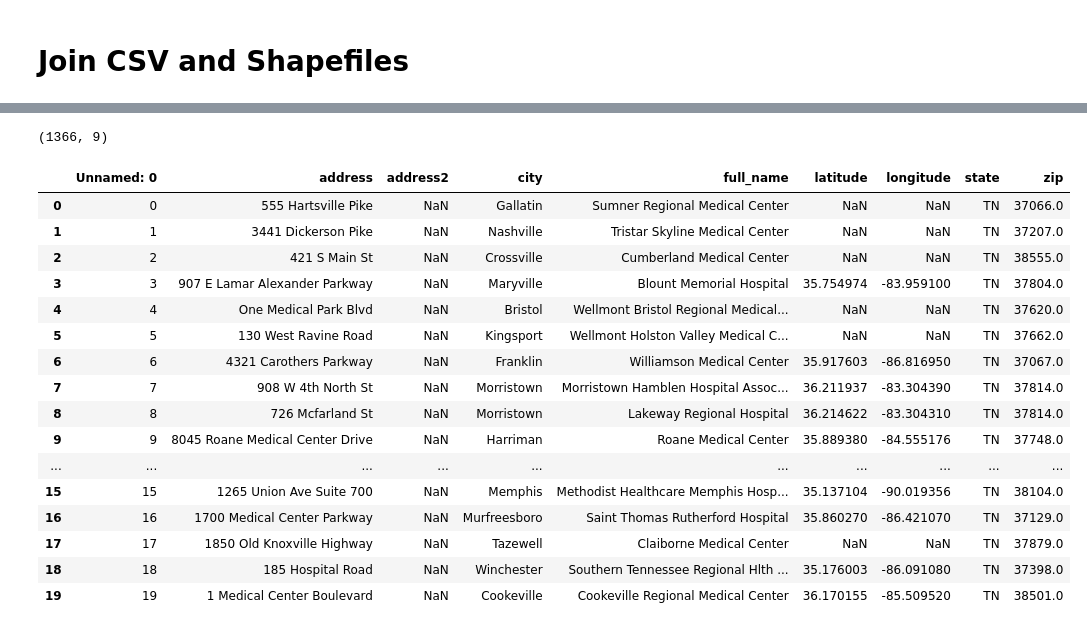
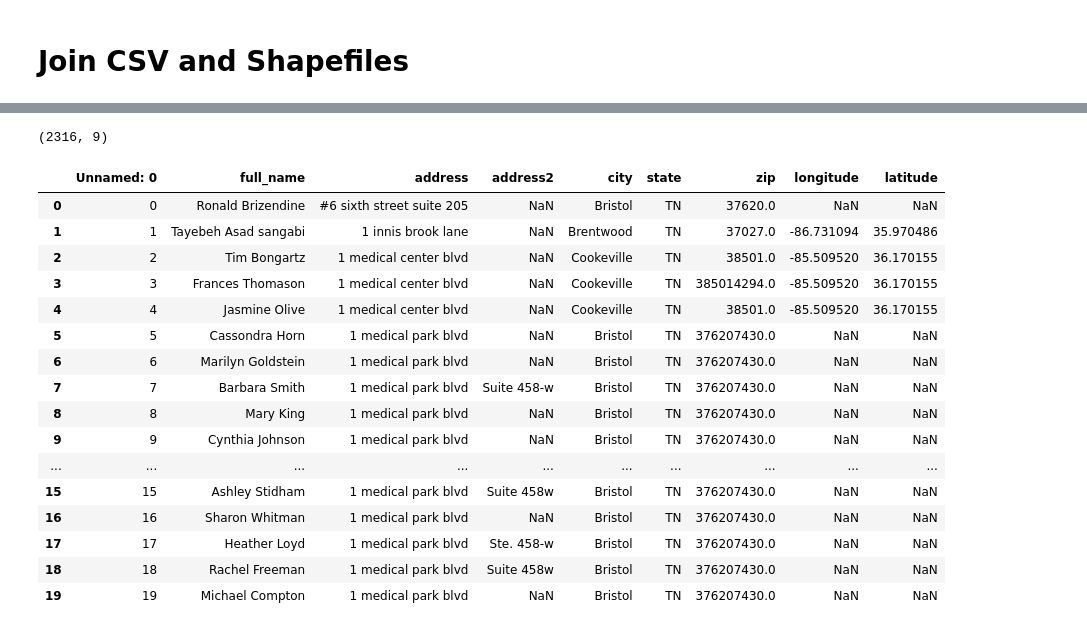
Before and after one commit to landrybutler/da2capstone, a Jupyter notebook: notebooks/02-Spatial Join Locations and City Shapefile.ipynb, the cells around one changed output, grey strips where cells are left out. Drawn from its saved outputs; the diff is of its cells as text; code cells hidden in the pictures.

```diff
--- a/notebooks/02-Spatial Join Locations and City Shapefile.ipynb
+++ b/notebooks/02-Spatial Join Locations and City Shapefile.ipynb
@@ -24,24 +42,24 @@ epsg:2274
 # %%
 # import all_providers location info
-all_providers = pd.read_csv('../data/clean/all_providers_geocoded_addresses.csv')
+all_providers = pd.read_csv('../data/location/all_providers_geocoded.csv')
 print(all_providers.shape)
 all_providers.head(20)
 # %% [output]
-(1366, 9)
+(2316, 9)
-|  | Unnamed: 0 | address | address2 | city | full_name | latitude | longitude | state | zip |
-| 0 | 0 | 555 Hartsville Pike | NaN | Gallatin | Sumner Regional Medical Center | NaN | NaN | TN | 37066.0 |
-| 1 | 1 | 3441 Dickerson Pike | NaN | Nashville | Tristar Skyline Medical Center | NaN | NaN | TN | 37207.0 |
-| 2 | 2 | 421 S Main St | NaN | Crossville | Cumberland Medical Center | NaN | NaN | TN | 38555.0 |
-| 3 | 3 | 907 E Lamar Alexander Parkway | NaN | Maryville | Blount Memorial Hospital | 35.754974 | -83.959100 | TN | 37804.0 |
-| 4 | 4 | One Medical Park Blvd | NaN | Bristol | Wellmont Bristol Regional Medical... | NaN | NaN | TN | 37620.0 |
-| 5 | 5 | 130 West Ravine Road | NaN | Kingsport | Wellmont Holston Valley Medical C... | NaN | NaN | TN | 37662.0 |
-| 6 | 6 | 4321 Carothers Parkway | NaN | Franklin | Williamson Medical Center | 35.917603 | -86.816950 | TN | 37067.0 |
-| 7 | 7 | 908 W 4th North St | NaN | Morristown | Morristown Hamblen Hospital Assoc... | 36.211937 | -83.304390 | TN | 37814.0 |
-| 8 | 8 | 726 Mcfarland St | NaN | Morristown | Lakeway Regional Hospital | 36.214622 | -83.304310 | TN | 37814.0 |
-| 9 | 9 | 8045 Roane Medical Center Drive | NaN | Harriman | Roane Medical Center | 35.889380 | -84.555176 | TN | 37748.0 |
+|  | Unnamed: 0 | full_name | address | address2 | city | state | zip | longitude | latitude |
+| 0 | 0 | Ronald Brizendine | #6 sixth street suite 205 | NaN | Bristol | TN | 37620.0 | NaN | NaN |
+| 1 | 1 | Tayebeh Asad sangabi | 1 innis brook lane | NaN | Brentwood | TN | 37027.0 | -86.731094 | 35.970486 |
+| 2 | 2 | Tim Bongartz | 1 medical center blvd | NaN | Cookeville | TN | 38501.0 | -85.509520 | 36.170155 |
+| 3 | 3 | Frances Thomason | 1 medical center blvd | NaN | Cookeville | TN | 385014294.0 | -85.509520 | 36.170155 |
+| 4 | 4 | Jasmine Olive | 1 medical center blvd | NaN | Cookeville | TN | 38501.0 | -85.509520 | 36.170155 |
+| 5 | 5 | Cassondra Horn | 1 medical park blvd | NaN | Bristol | TN | 376207430.0 | NaN | NaN |
+| 6 | 6 | Marilyn Goldstein | 1 medical park blvd | NaN | Bristol | TN | 376207430.0 | NaN | NaN |
+| 7 | 7 | Barbara Smith | 1 medical park blvd | Suite 458-w | Bristol | TN | 376207430.0 | NaN | NaN |
+| 8 | 8 | Mary King | 1 medical park blvd | NaN | Bristol | TN | 376207430.0 | NaN | NaN |
+| 9 | 9 | Cynthia Johnson | 1 medical park blvd | NaN | Bristol | TN | 376207430.0 | NaN | NaN |
 | ... | ... | ... | ... | ... | ... | ... | ... | ... | ... |
-| 15 | 15 | 1265 Union Ave Suite 700 | NaN | Memphis | Methodist Healthcare Memphis Hosp... | 35.137104 | -90.019356 | TN | 38104.0 |
-| 16 | 16 | 1700 Medical Center Parkway | NaN | Murfreesboro | Saint Thomas Rutherford Hospital | 35.860270 | -86.421070 | TN | 37129.0 |
-| 17 | 17 | 1850 Old Knoxville Highway | NaN | Tazewell | Claiborne Medical Center | NaN | NaN | TN | 37879.0 |
-| 18 | 18 | 185 Hospital Road | NaN | Winchester | Southern Tennessee Regional Hlth ... | 35.176003 | -86.091080 | TN | 37398.0 |
-| 19 | 19 | 1 Medical Center Boulevard | NaN | Cookeville | Cookeville Regional Medical Center | 36.170155 | -85.509520 | TN | 38501.0 |
+| 15 | 15 | Ashley Stidham | 1 medical park blvd | Suite 458w | Bristol | TN | 376207430.0 | NaN | NaN |
+| 16 | 16 | Sharon Whitman | 1 medical park blvd | NaN | Bristol | TN | 376207430.0 | NaN | NaN |
+| 17 | 17 | Heather Loyd | 1 medical park blvd | Ste. 458-w | Bristol | TN | 376207430.0 | NaN | NaN |
+| 18 | 18 | Rachel Freeman | 1 medical park blvd | Suite 458w | Bristol | TN | 376207430.0 | NaN | NaN |
+| 19 | 19 | Michael Compton | 1 medical park blvd | NaN | Bristol | TN | 376207430.0 | NaN | NaN |
```
Also changed, not shown: parts of 12 cells of this notebook, 6 other files.
